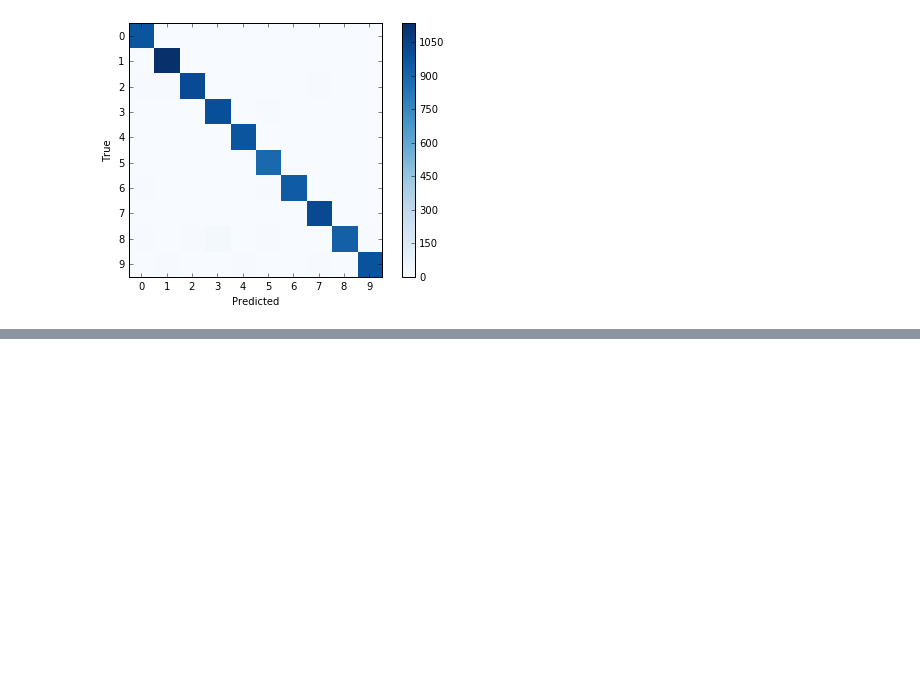
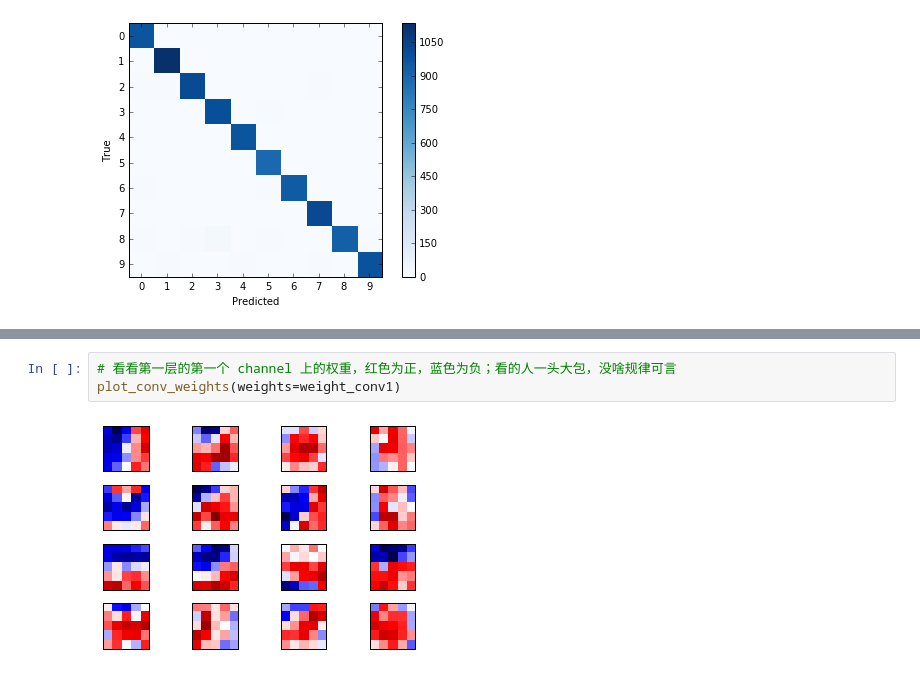
Before and after one commit to ijustloveses/tensorflow_tutorial, a Jupyter notebook: 02_Convolutional_NN.ipynb, the cells around one changed output, grey strips where cells are left out. Saved outputs shown, nothing was run; the diff lists cells and outputs as text; blank space fills up the shorter version.

```diff
--- a/02_Convolutional_NN.ipynb
+++ b/02_Convolutional_NN.ipynb
@@ -465,0 +501,5 @@ print_confusion_matrix()
+# %%
+# 看看第一层的第一个 channel 上的权重，红色为正，蓝色为负；看的人一头大包，没啥规律可言
+plot_conv_weights(weights=weight_conv1)
+# %% [output]
+[figure, added]
```
Also changed, not shown: parts of 5 cells of this notebook.
